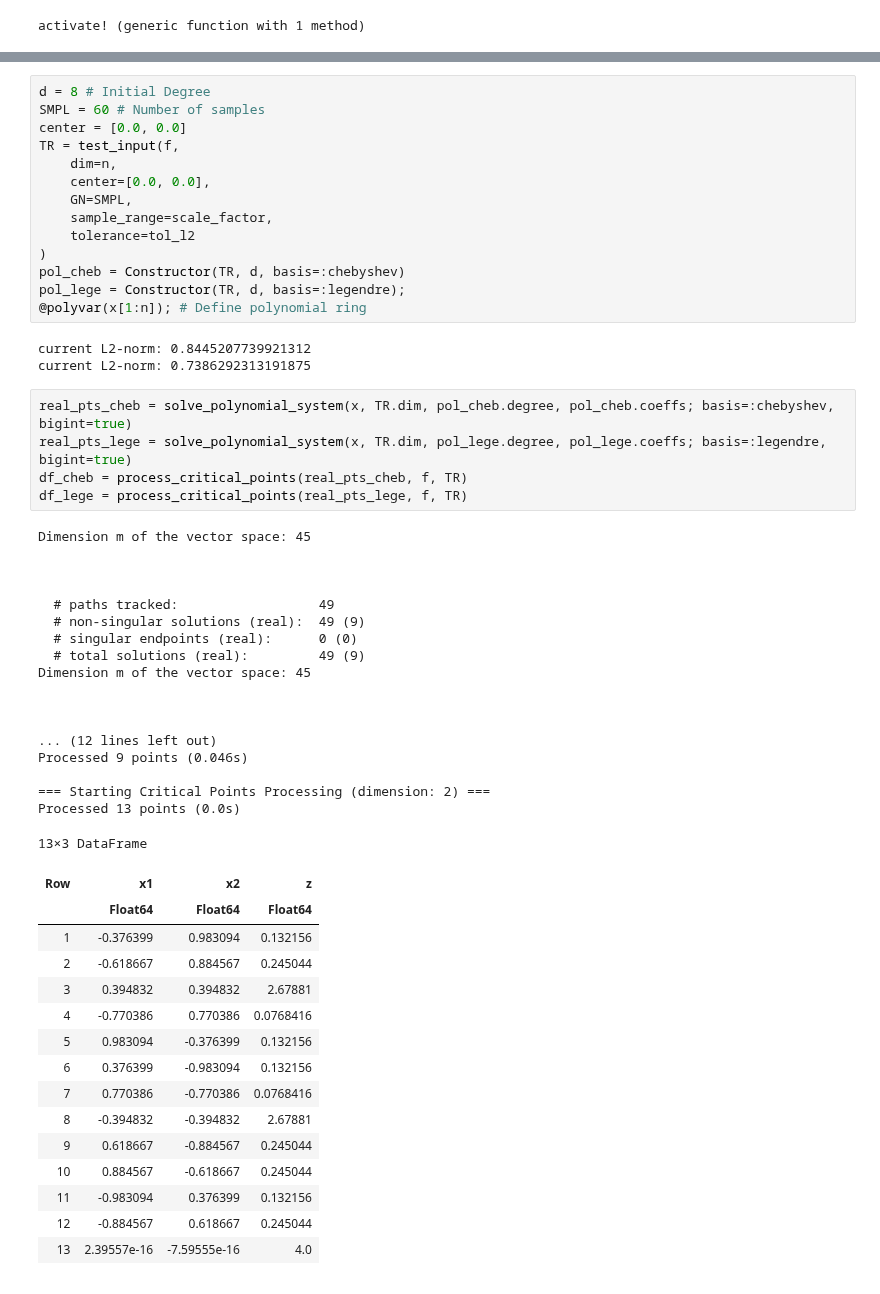
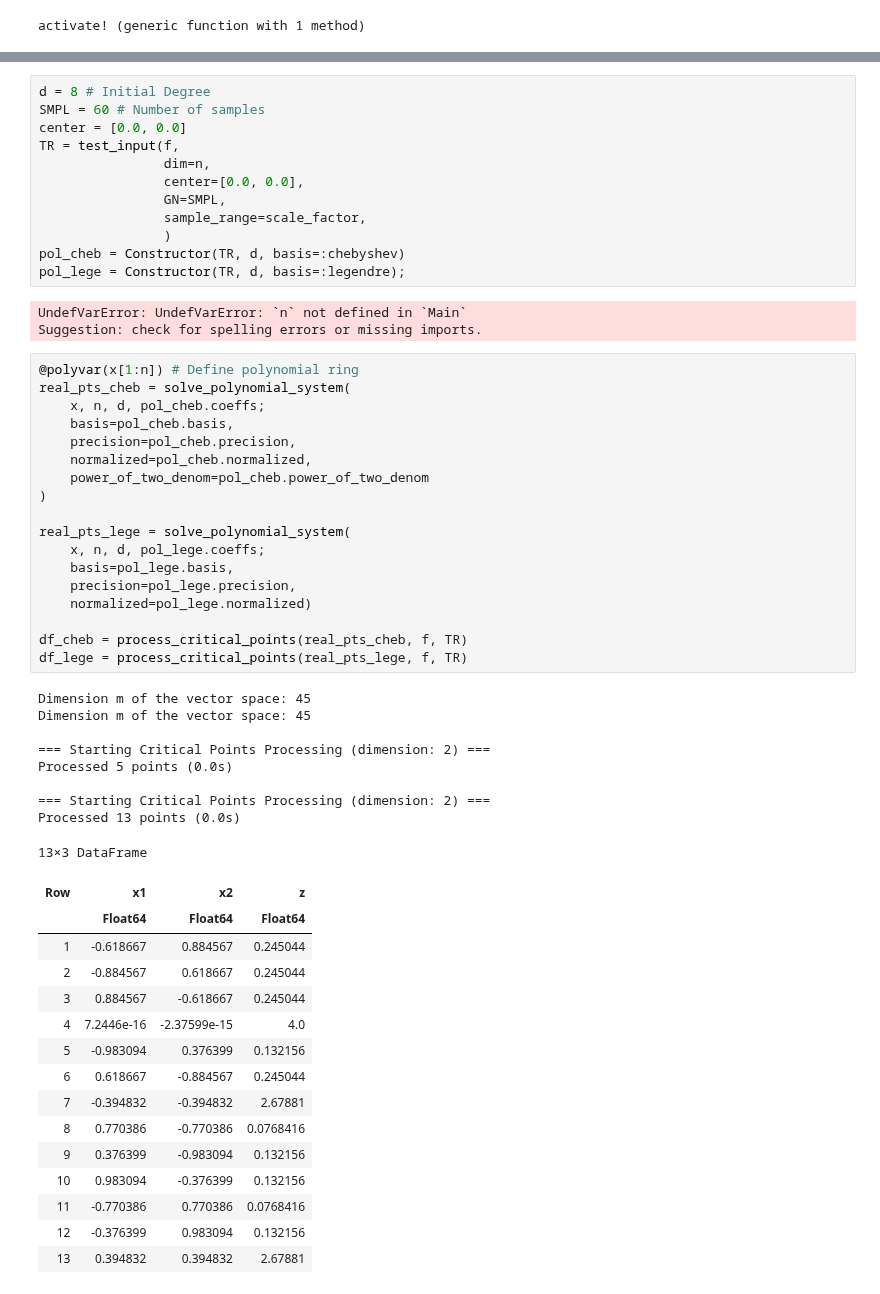
Before and after one commit to gescholt/Globtim.jl, a Jupyter notebook: Examples/Notebooks/Deuflhard.ipynb, the cells around one changed output, grey strips where cells are left out. Drawn from its saved outputs; the diff is of its cells as text.

```diff
--- a/Examples/Notebooks/Deuflhard.ipynb
+++ b/Examples/Notebooks/Deuflhard.ipynb
@@ -25,56 +23,58 @@ d = 8 # Initial Degree
 SMPL = 60 # Number of samples
 center = [0.0, 0.0]
 TR = test_input(f,
-    dim=n,
-    center=[0.0, 0.0],
-    GN=SMPL,
-    sample_range=scale_factor,
-    tolerance=tol_l2
-)
+                dim=n,
+                center=[0.0, 0.0],
+                GN=SMPL,
+                sample_range=scale_factor,
+                )
 pol_cheb = Constructor(TR, d, basis=:chebyshev)
 pol_lege = Constructor(TR, d, basis=:legendre);
-@polyvar(x[1:n]); # Define polynomial ring
 # %% [output]
-current L2-norm: 0.8445207739921312
-current L2-norm: 0.7386292313191875
+UndefVarError: UndefVarError: `n` not defined in `Main`
+Suggestion: check for spelling errors or missing imports.
 # %%
-real_pts_cheb = solve_polynomial_system(x, TR.dim, pol_cheb.degree, pol_cheb.coeffs; basis=:chebyshev, bigint=true)
-real_pts_lege = solve_polynomial_system(x, TR.dim, pol_lege.degree, pol_lege.coeffs; basis=:legendre, bigint=true)
+@polyvar(x[1:n]) # Define polynomial ring
+real_pts_cheb = solve_polynomial_system(
+    x, n, d, pol_cheb.coeffs;
+    basis=pol_cheb.basis,
+    precision=pol_cheb.precision,
+    normalized=pol_cheb.normalized,
+    power_of_two_denom=pol_cheb.power_of_two_denom
+)
+
+real_pts_lege = solve_polynomial_system(
+    x, n, d, pol_lege.coeffs;
+    basis=pol_lege.basis,
+    precision=pol_lege.precision,
+    normalized=pol_lege.normalized)
+
 df_cheb = process_critical_points(real_pts_cheb, f, TR)
 df_lege = process_critical_points(real_pts_lege, f, TR)
 # %% [output]
+Dimension m of the vector space: 45
 Dimension m of the vector space: 45
 
-
-
-  # paths tracked:                  49
-  # non-singular solutions (real):  49 (9)
-  # singular endpoints (real):      0 (0)
-  # total solutions (real):         49 (9)
-Dimension m of the vector space: 45
-
-
-
-... (12 lines left out)
-Processed 9 points (0.046s)
+=== Starting Critical Points Processing (dimension: 2) ===
+Processed 5 points (0.0s)
 
 === Starting Critical Points Processing (dimension: 2) ===
 Processed 13 points (0.0s)
 13×3 DataFrame
 | Row | x1 | x2 | z |
 |  | Float64 | Float64 | Float64 |
-| 1 | -0.376399 | 0.983094 | 0.132156 |
-| 2 | -0.618667 | 0.884567 | 0.245044 |
-| 3 | 0.394832 | 0.394832 | 2.67881 |
-| 4 | -0.770386 | 0.770386 | 0.0768416 |
-| 5 | 0.983094 | -0.376399 | 0.132156 |
-| 6 | 0.376399 | -0.983094 | 0.132156 |
-| 7 | 0.770386 | -0.770386 | 0.0768416 |
-| 8 | -0.394832 | -0.394832 | 2.67881 |
-| 9 | 0.618667 | -0.884567 | 0.245044 |
-| 10 | 0.884567 | -0.618667 | 0.245044 |
-| 11 | -0.983094 | 0.376399 | 0.132156 |
-| 12 | -0.884567 | 0.618667 | 0.245044 |
-| 13 | 2.39557e-16 | -7.59555e-16 | 4.0 |
+| 1 | -0.618667 | 0.884567 | 0.245044 |
+| 2 | -0.884567 | 0.618667 | 0.245044 |
+| 3 | 0.884567 | -0.618667 | 0.245044 |
+| 4 | 7.2446e-16 | -2.37599e-15 | 4.0 |
+| 5 | -0.983094 | 0.376399 | 0.132156 |
+| 6 | 0.618667 | -0.884567 | 0.245044 |
+| 7 | -0.394832 | -0.394832 | 2.67881 |
+| 8 | 0.770386 | -0.770386 | 0.0768416 |
+| 9 | 0.376399 | -0.983094 | 0.132156 |
+| 10 | 0.983094 | -0.376399 | 0.132156 |
+| 11 | -0.770386 | 0.770386 | 0.0768416 |
+| 12 | -0.376399 | 0.983094 | 0.132156 |
+| 13 | 0.394832 | 0.394832 | 2.67881 |
 # %%
 using Optim
```
Also changed, not shown: parts of 7 cells of this notebook, 15 other files.
